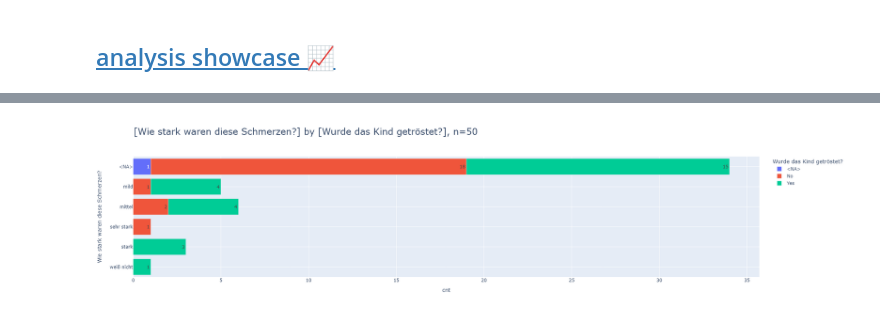
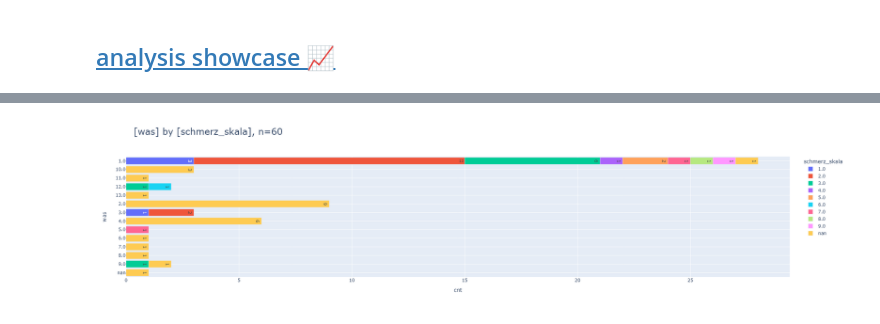
Before and after one commit to smeisegeier/sport-adverse-events, a Jupyter notebook: src/main.ipynb, the cells around one changed output, grey strips where cells are left out. Cells and saved outputs as stored; diff of their text form; code cells hidden in the pictures.

```diff
--- a/src/main.ipynb
+++ b/src/main.ipynb
@@ -142,9 +154,12 @@ df_csv = pd.read_csv(
 ### <a id='toc1_4_1_'></a>[set columns](#toc0_)
 # %%
 # * prevent float conversion due to NA
-df_csv['CTCAE-Bewertung'] = df_csv['CTCAE-Bewertung'].astype('Int64')
+if 'CTCAE-Bewertung' in df_csv.columns:
+    df_csv['CTCAE-Bewertung'] = df_csv['CTCAE-Bewertung'].astype('Int64')
 # * mix date values into on1, these are disjoint
-df_csv['Datum'].fillna(df_csv['Survey Timestamp'], inplace=True)
+# df_csv['Datum'].fillna(df_csv['Survey Timestamp'], inplace=True)
+# * get date column
+col_date = list(set(df_csv.columns) & set(["date_1", "Datum"]))[0]
 # %% [markdown]
 ### <a id='toc1_4_2_'></a>[parse dates to datetime 🕥](#toc0_)
 # %%
@@ -252,5 +274,5 @@ mi.matrix(df_csv)
 # %%
-_df=df_csv[['Wurde das Kind getröstet?', 'Wie stark waren diese Schmerzen?']]
+_df=df_csv[['schmerz_skala', 'was']].astype(str)
 pls.plot_stacked_bars(_df, orientation="h", swap=True)
 # %% [output]
-[figure, old version]
+[figure, new version]
```
Also changed, not shown: parts of 13 cells of this notebook, 8 other files.
